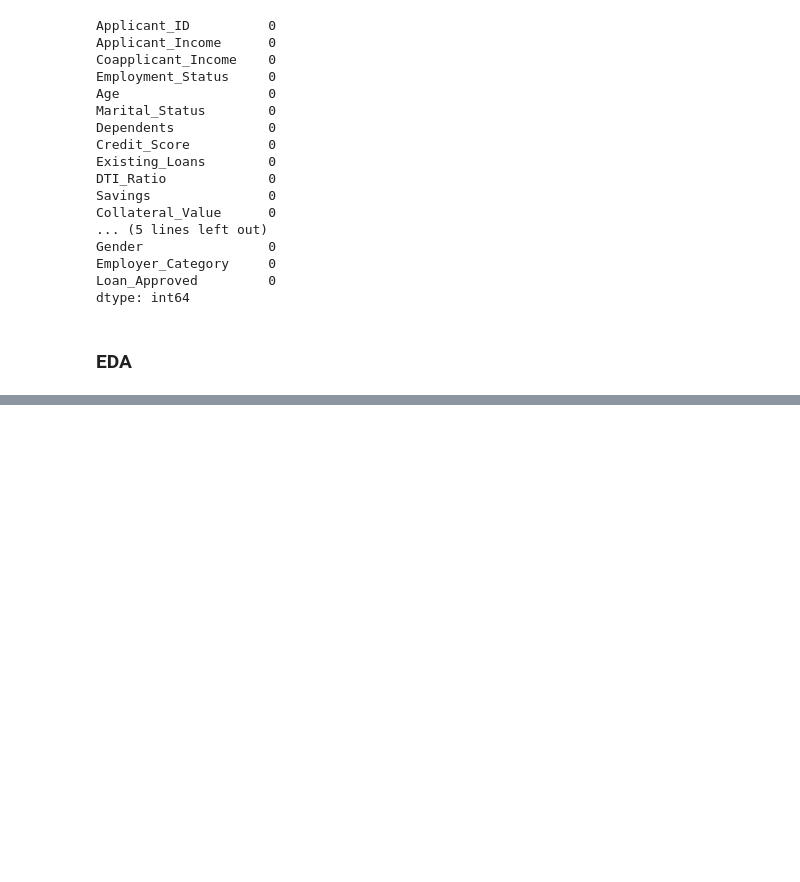
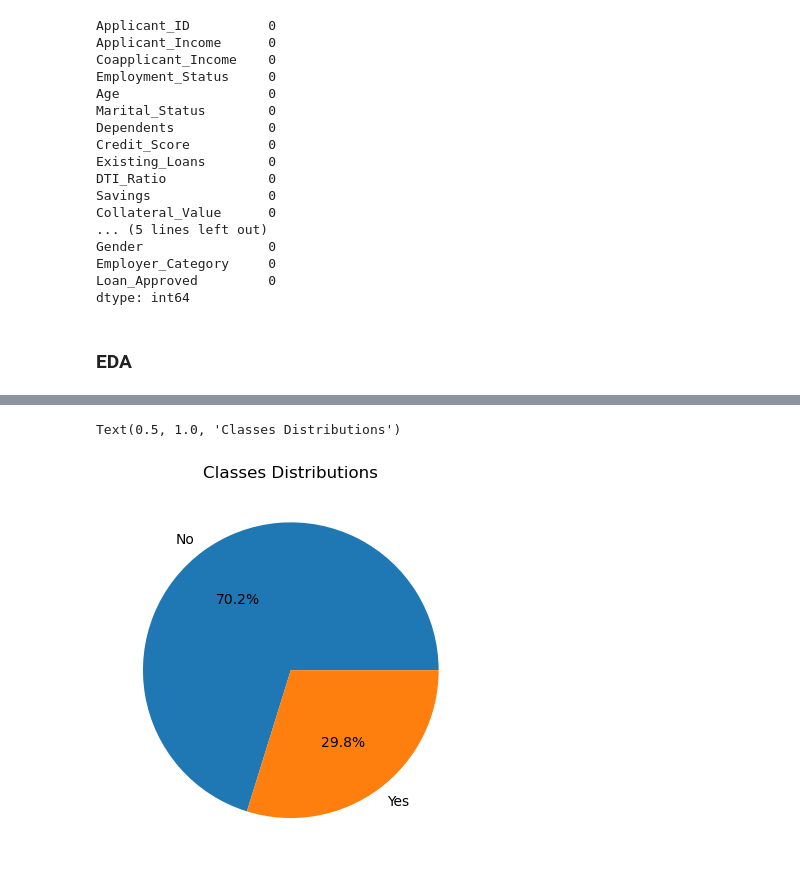
Before and after one commit to tahaftm/Prime-AIML, a Jupyter notebook: Credit Wise Loan/credit_wise.ipynb, the cells around one changed output, grey strips where cells are left out. Drawn from its saved outputs; the diff is of its cells as text; code cells hidden in the pictures; blank space fills up the shorter version.

```diff
--- a/Credit Wise Loan/credit_wise.ipynb
+++ b/Credit Wise Loan/credit_wise.ipynb
@@ -112,0 +122,7 @@ dtype: int64
+# %%
+classes_count = df.Loan_Approved.value_counts()
+plt.pie(classes_count, labels = ["No", "Yes"],autopct = "%1.1f%%")
+plt.title("Classes Distributions")
+# %% [output]
+Text(0.5, 1.0, 'Classes Distributions')
+[figure, added]
```
Also changed, not shown: parts of 10 cells of this notebook.
